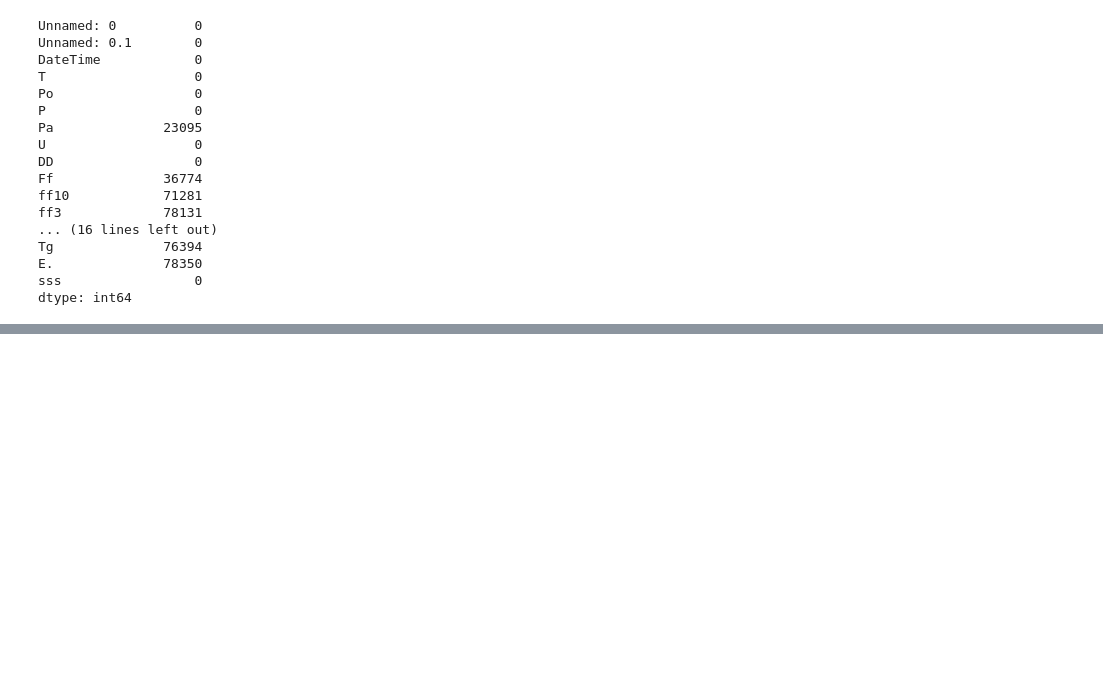
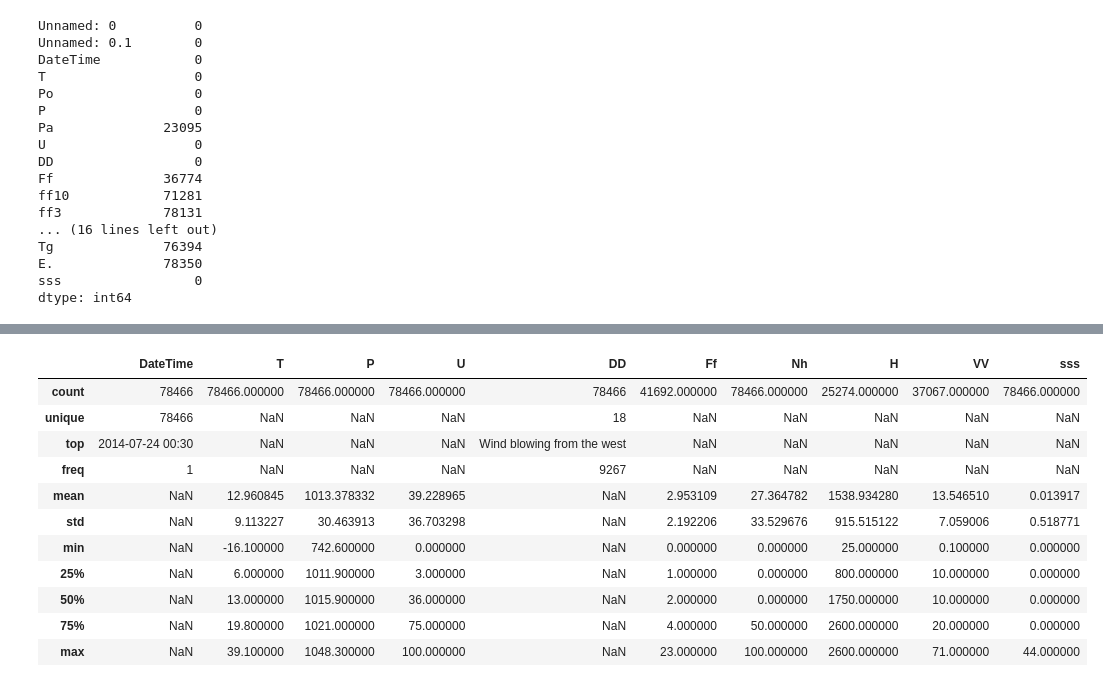
Before and after one commit to andricmitrovic/suma-hakaton-2021, a Jupyter notebook: sredjivanjeNa.ipynb, the cells around one changed output, grey strips where cells are left out. Saved outputs shown, nothing was run; the diff lists cells and outputs as text; code cells hidden in the pictures; blank space fills up the shorter version.

```diff
--- a/sredjivanjeNa.ipynb
+++ b/sredjivanjeNa.ipynb
@@ -199,2 +222,17 @@ sb.heatmap(dataCorr)
 # %%
 data1.to_csv("podaci_brisanje_i_sredjivanje_N.csv")
+# %%
+data1.describe(include='all')
+# %% [output]
+|  | DateTime | T | P | U | DD | Ff | Nh | H | VV | sss |
+| count | 78466 | 78466.000000 | 78466.000000 | 78466.000000 | 78466 | 41692.000000 | 78466.000000 | 25274.000000 | 37067.000000 | 78466.000000 |
+| unique | 78466 | NaN | NaN | NaN | 18 | NaN | NaN | NaN | NaN | NaN |
+| top | 2014-07-24 00:30 | NaN | NaN | NaN | Wind blowing from the west | NaN | NaN | NaN | NaN | NaN |
+| freq | 1 | NaN | NaN | NaN | 9267 | NaN | NaN | NaN | NaN | NaN |
+| mean | NaN | 12.960845 | 1013.378332 | 39.228965 | NaN | 2.953109 | 27.364782 | 1538.934280 | 13.546510 | 0.013917 |
+| std | NaN | 9.113227 | 30.463913 | 36.703298 | NaN | 2.192206 | 33.529676 | 915.515122 | 7.059006 | 0.518771 |
+| min | NaN | -16.100000 | 742.600000 | 0.000000 | NaN | 0.000000 | 0.000000 | 25.000000 | 0.100000 | 0.000000 |
+| 25% | NaN | 6.000000 | 1011.900000 | 3.000000 | NaN | 1.000000 | 0.000000 | 800.000000 | 10.000000 | 0.000000 |
+| 50% | NaN | 13.000000 | 1015.900000 | 36.000000 | NaN | 2.000000 | 0.000000 | 1750.000000 | 10.000000 | 0.000000 |
+| 75% | NaN | 19.800000 | 1021.000000 | 75.000000 | NaN | 4.000000 | 50.000000 | 2600.000000 | 20.000000 | 0.000000 |
+| max | NaN | 39.100000 | 1048.300000 | 100.000000 | NaN | 23.000000 | 100.000000 | 2600.000000 | 71.000000 | 44.000000 |
```
Also changed, not shown: parts of 6 cells of this notebook, 10 other files.
